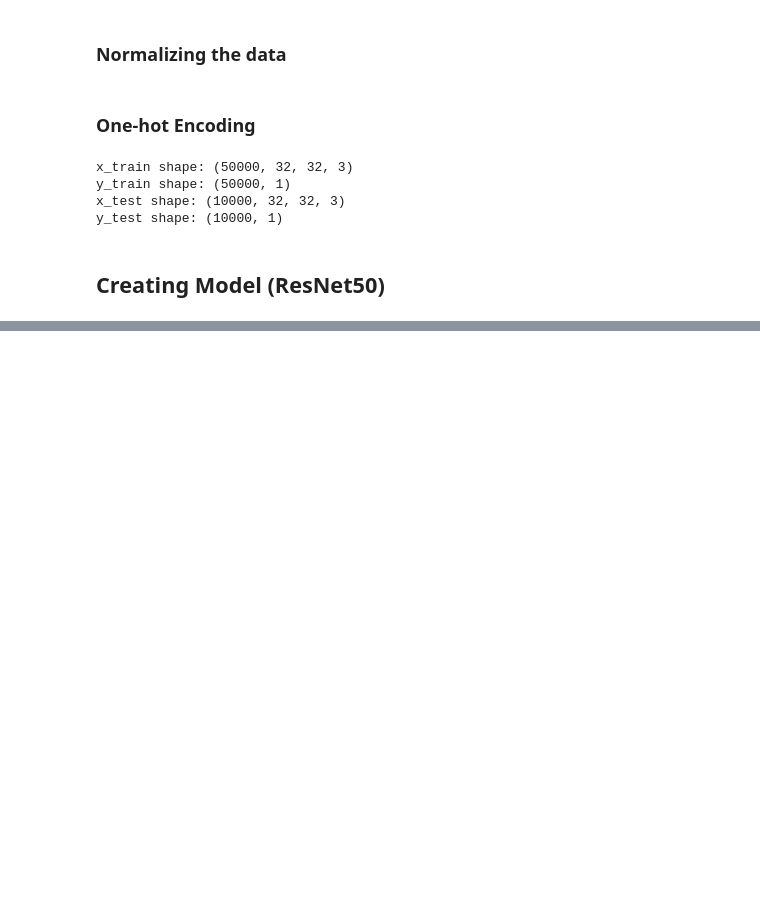
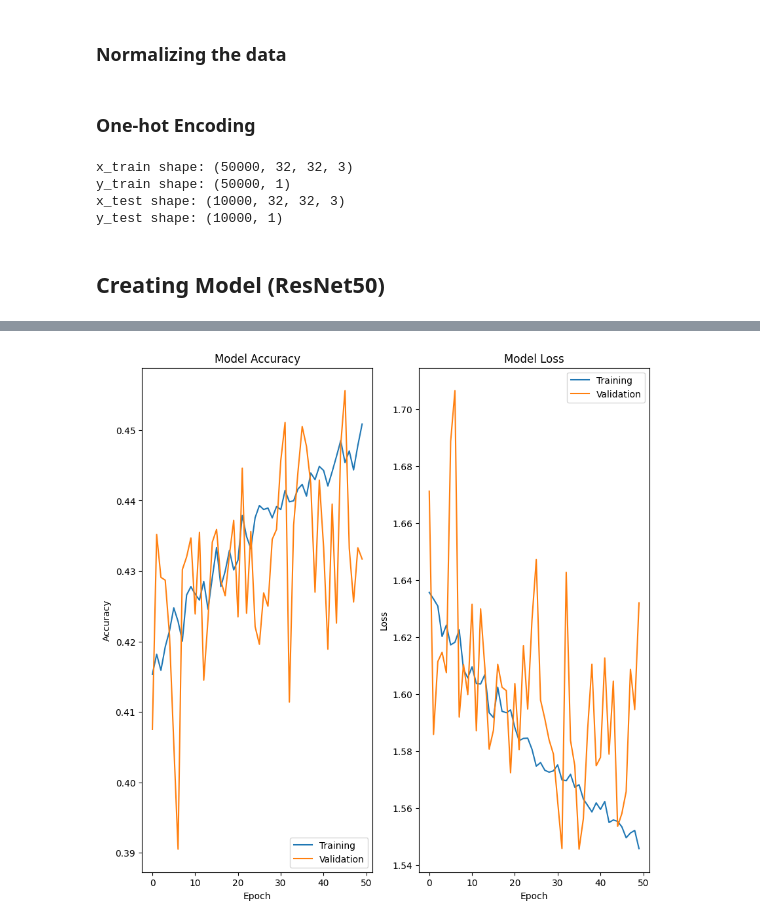
Before and after one commit to Hamza-Ali0237/CIFAR10-Web_App, a Jupyter notebook: Model.ipynb, the cells around one changed output, grey strips where cells are left out. Saved outputs shown, nothing was run; the diff lists cells and outputs as text; code cells hidden in the pictures; blank space fills up the shorter version.

Commit message:
Training The Model (Work in Progress)

```diff
--- a/Model.ipynb
+++ b/Model.ipynb
@@ -54,4 +54,13 @@ x_test shape: (10000, 32, 32, 3)
 y_test shape: (10000, 1)
 # %% [markdown]
 ## Creating Model (ResNet50)
+# %%
+res_model = ResNet50(
+    weights='imagenet',
+    include_top=False,
+    input_shape=(32, 32, 3)
+    )
+
+for layer in res_model.layers:
+  layer.trainable = False
 # %%
@@ -92,0 +95,8 @@ ________________________________________________________________________________
+# %%
+model.compile(
+    optimizer='Adam',
+    loss='categorical_crossentropy',
+    metrics=['accuracy']
+)
+# %%
+model.fit(X_train, y_train_categorical, validation_split=0.2, epochs=50)
@@ -92,0 +122,20 @@ ________________________________________________________________________________
+# %%
+history = model.history
+plt.figure(figsize=(10, 10))
+plt.subplot(121)
+plt.plot(history.history['accuracy'])
+plt.plot(history.history['val_accuracy'])
+plt.title('Model Accuracy')
+plt.ylabel('Accuracy')
+plt.xlabel('Epoch')
+plt.legend(['Training', 'Validation'], loc='lower right')
+plt.subplot(122)
+plt.plot(history.history['loss'])
+plt.plot(history.history['val_loss'])
+plt.title('Model Loss')
+plt.ylabel('Loss')
+plt.xlabel('Epoch')
+plt.legend(['Training', 'Validation'], loc='upper right')
+plt.show()
+# %% [output]
+[figure, added]
```
Also changed, not shown: parts of 6 cells of this notebook.
